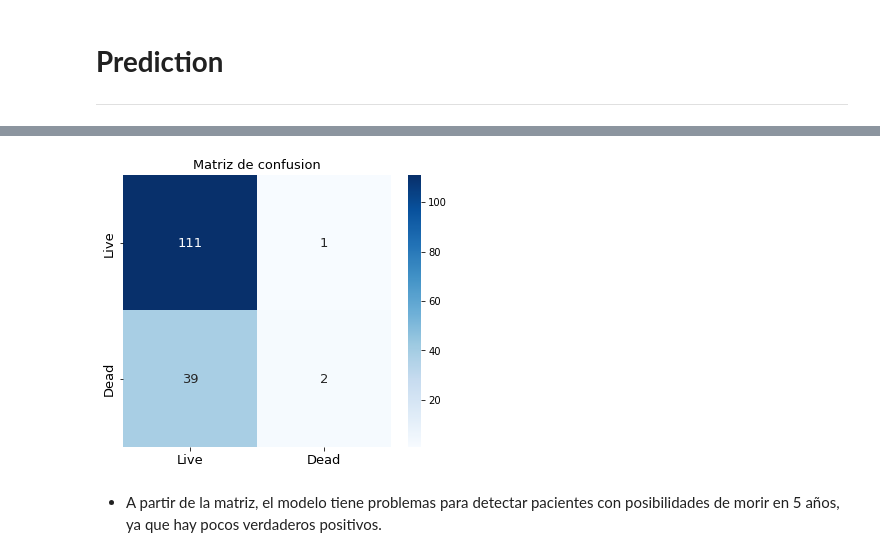
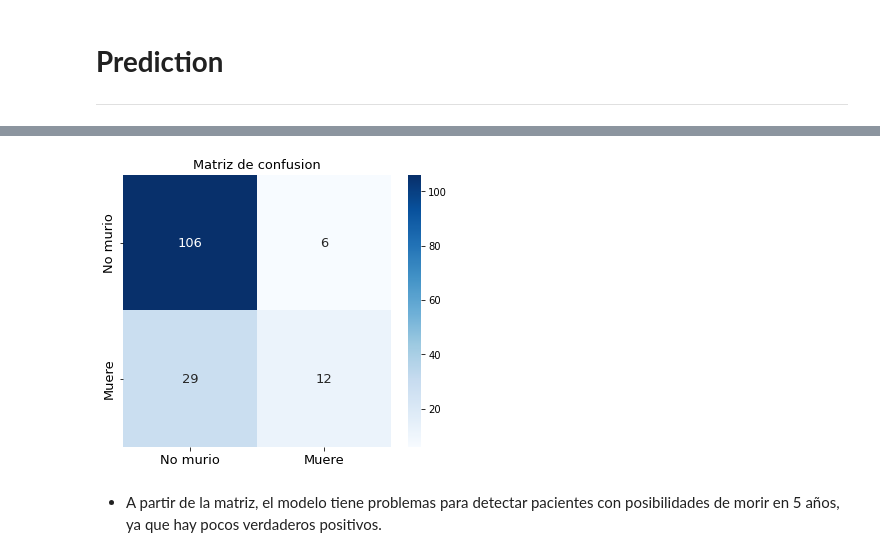
Before and after one commit to Kaiziferr/deep_learning, a Jupyter notebook: multilayer_perceptron/02_neural_network_cancer_survival.ipynb, the cells around one changed output, grey strips where cells are left out. Cells and saved outputs as stored; diff of their text form; code cells hidden in the pictures.

```diff
--- a/multilayer_perceptron/02_neural_network_cancer_survival.ipynb
+++ b/multilayer_perceptron/02_neural_network_cancer_survival.ipynb
@@ -97,5 +111,7 @@ plot_bars(y, title = 'rate cancer supervise', c_churm='Dead', c_n_churm='live')
 # %% [markdown]
 Hay un serio desbalance en el conjunto de datos del 74% registros son para los pacientes que vivieron y 26% son los pacientes que murireron.
+# %%
+y = np.where(y==1, 0, 1)
 # %%
 X_train, X_test, y_train, y_test = train_test_split(X, y, test_size=0.5, random_state=1234, shuffle=True, stratify=y)
 # %% [markdown]
@@ -109,13 +125,13 @@ X_train, X_test, y_train, y_test = train_test_split(X, y, test_size=0.5, random_
 # %%
 def model_base():
   model = Sequential()
-  model.add(Dense(10, input_dim = 3, activation='relu', kernel_initializer='glorot_uniform'))
-  model.add(Dense(1,  activation='sigmoid', kernel_initializer='glorot_uniform'))
-  model.compile(loss='binary_crossentropy', optimizer='adam', metrics=['accuracy'])
+  model.add(Dense(10, input_dim = 3, activation='relu', kernel_initializer='he_normal'))
+  model.add(Dense(1, activation='sigmoid', kernel_initializer='he_normal'))
+  model.compile(loss = 'binary_crossentropy', optimizer='adam')
   return model
 # %%
 model = model_base()
-history = model.fit(X_train, y_train, validation_data=(X_test, y_test), epochs = 200, batch_size=5, verbose = 0)
+history = model.fit(X_train, y_train, validation_data=(X_test, y_test), epochs = 300, batch_size=5, verbose = 0)
 # %%
 model.summary()
 # %% [output]
@@ -169,20 +185,26 @@ array([0, 0, 0, 0, 0, 0, 0, 0, 0, 0, 0, 0, 0, 0, 0, 0, 0, 0, 0, 0, 0, 0,
        0, 0, 0, 1, 0, 0, 0, 0, 0, 0, 0, 0, 0, 0, 0, 0, 0, 0, 0, 0, 0],
       dtype=int32)
 # %%
-def consufion_matrix(validation: np.ndarray, prediction:np.ndarray, churm:str='churm', no_churm:str='no_churm',  title: str= 'Matriz de confusion', x_size:int=6, y_size:int=5)->np.ndarray:
+def consufion_matrix(validation: np.ndarray, prediction:np.ndarray, title: str= 'Matriz de confusion', x_size:int=6, y_size:int=5, **kwards)->np.ndarray:
   matrix = metrics.confusion_matrix(validation, prediction)
   fig, ax = plt.subplots(nrows= 1, ncols=  1, figsize = (x_size,y_size))
   sns.heatmap(matrix, annot=True, ax = ax, cmap=plt.cm.Blues, fmt = 'g', annot_kws={'size': 13})
   ax.set_title(title, size = 13)
-  ax.xaxis.set_ticklabels([no_churm, churm])
-  ax.yaxis.set_ticklabels([no_churm, churm])
+  v = list(kwards.values())
+  k = list(kwards.keys())
+  if ax.get_xticklabels()[0].get_text() == v[0]:
+    ax.xaxis.set_ticklabels([k[0], k[1]])
+    ax.yaxis.set_ticklabels([k[0], k[1]])
+  else:
+    ax.xaxis.set_ticklabels([k[1], k[0]])
+    ax.yaxis.set_ticklabels([k[1], k[0]])
   ax.tick_params(labelsize = 13)
   fig.show()
   return matrix
 # %%
-matrix = consufion_matrix(y_test, y_pred,'Dead', 'Live')
+matrix = consufion_matrix(y_test, y_pred, **{'Muere':1, 'No murio':0})
 # %% [output]
-[figure, old version]
+[figure, new version]
 # %% [markdown]
 - A partir de la matriz, el modelo tiene problemas para  detectar pacientes con posibilidades de morir en 5 años, ya que hay pocos verdaderos positivos.
 # %%
```
Also changed, not shown: parts of 34 cells of this notebook.
